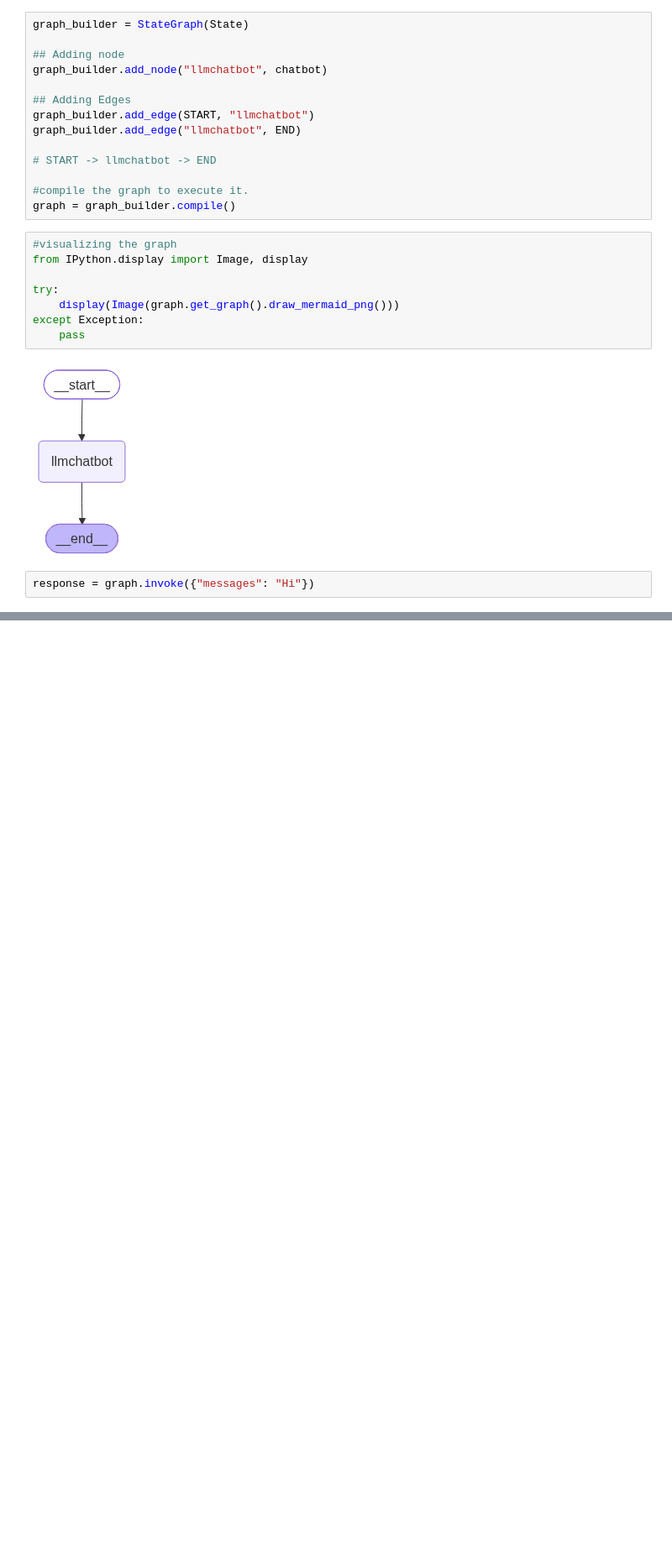
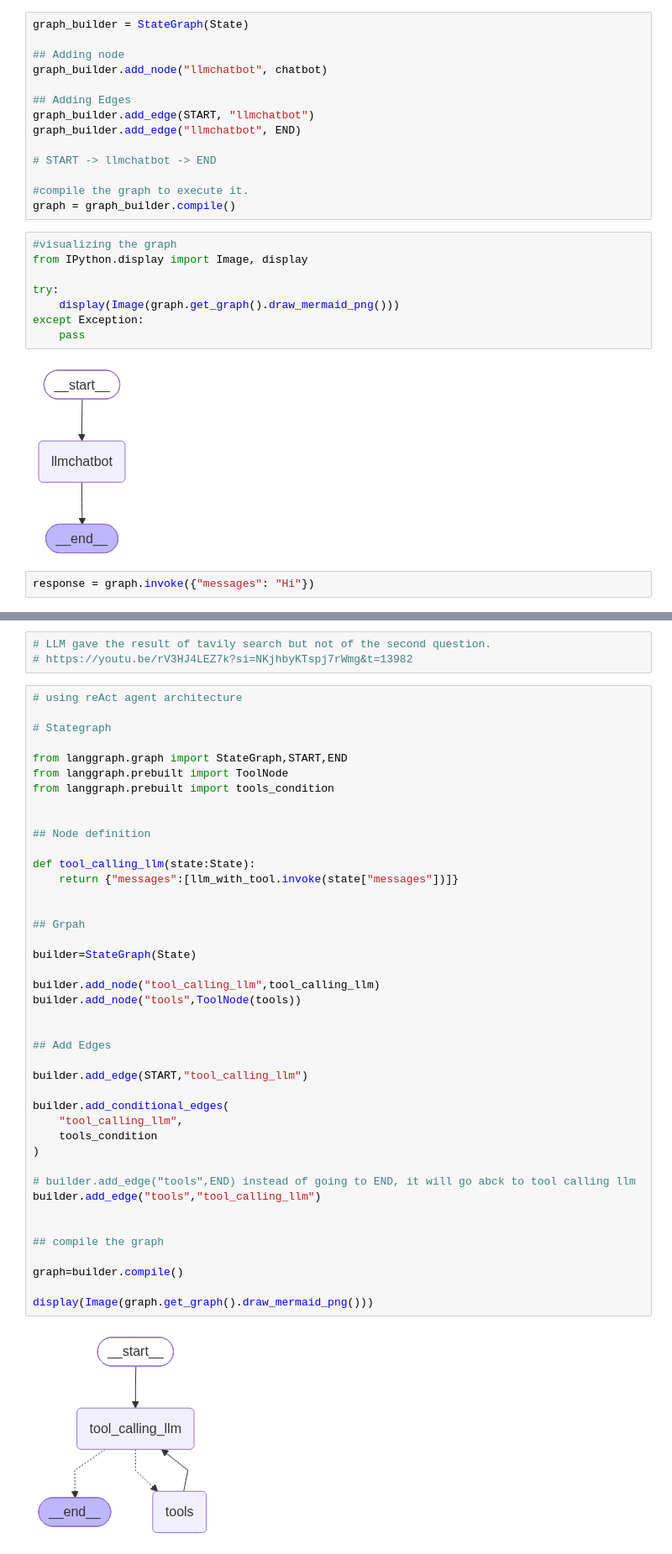
Before and after one commit to riteshpatel1884/AI, a Jupyter notebook: 21_Agentic_AI/07_LangGraph/01_chatbot.ipynb, the cells around one changed output, grey strips where cells are left out. Shown at 84% size. Saved outputs shown, nothing was run; the diff lists cells and outputs as text; blank space fills up the shorter version.

```diff
--- a/21_Agentic_AI/07_LangGraph/01_chatbot.ipynb
+++ b/21_Agentic_AI/07_LangGraph/01_chatbot.ipynb
@@ -77,0 +242,47 @@ response["messages"][-1].content
+# %%
+# LLM gave the result of tavily search but not of the second question.
+# https://youtu.be/rV3HJ4LEZ7k?si=NKjhbyKTspj7rWmg&t=13982
+# %%
+# using reAct agent architecture
+
+# Stategraph
+
+from langgraph.graph import StateGraph,START,END
+from langgraph.prebuilt import ToolNode
+from langgraph.prebuilt import tools_condition
+
+
+## Node definition
+
+def tool_calling_llm(state:State):
+    return {"messages":[llm_with_tool.invoke(state["messages"])]}
+
+
+## Grpah
+
+builder=StateGraph(State)
+
+builder.add_node("tool_calling_llm",tool_calling_llm)
+builder.add_node("tools",ToolNode(tools))
+
+
+## Add Edges
+
+builder.add_edge(START,"tool_calling_llm")
+
+builder.add_conditional_edges(
+    "tool_calling_llm",
+    tools_condition
+)
+
+# builder.add_edge("tools",END) instead of going to END, it will go abck to tool calling llm
+builder.add_edge("tools","tool_calling_llm")
+
+
+## compile the graph
+
+graph=builder.compile()
+
+display(Image(graph.get_graph().draw_mermaid_png()))
+# %% [output]
+[figure, added]
```
Also changed, not shown: parts of 31 cells of this notebook, 1 other file.
